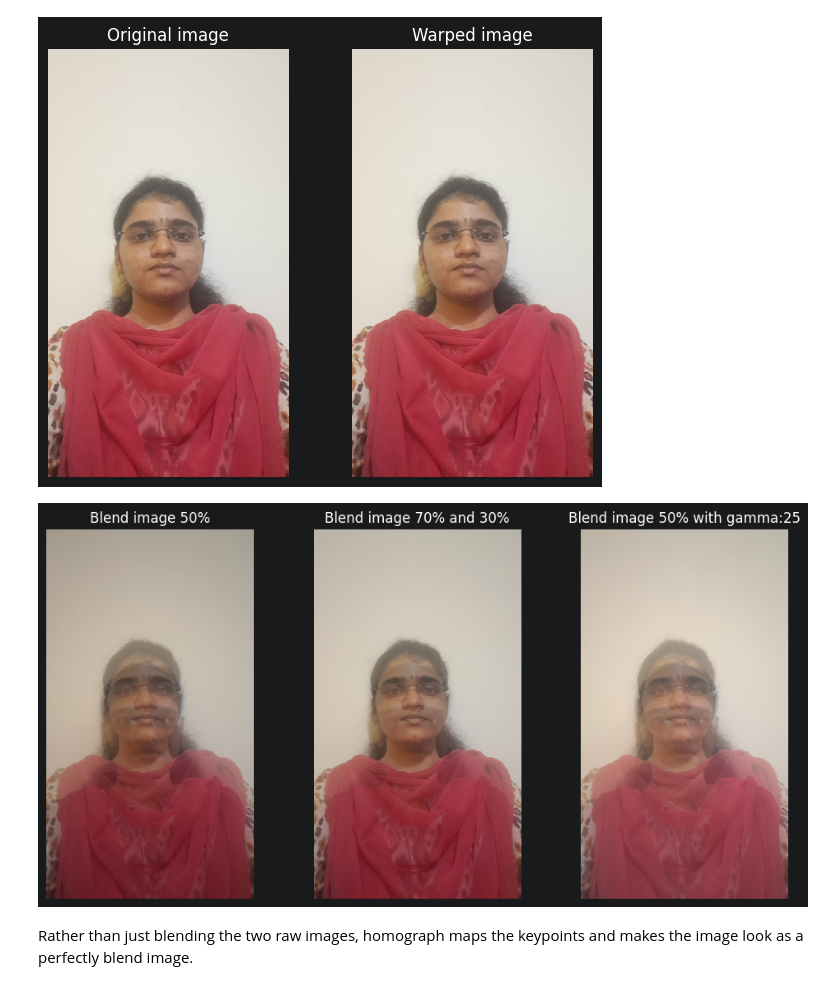
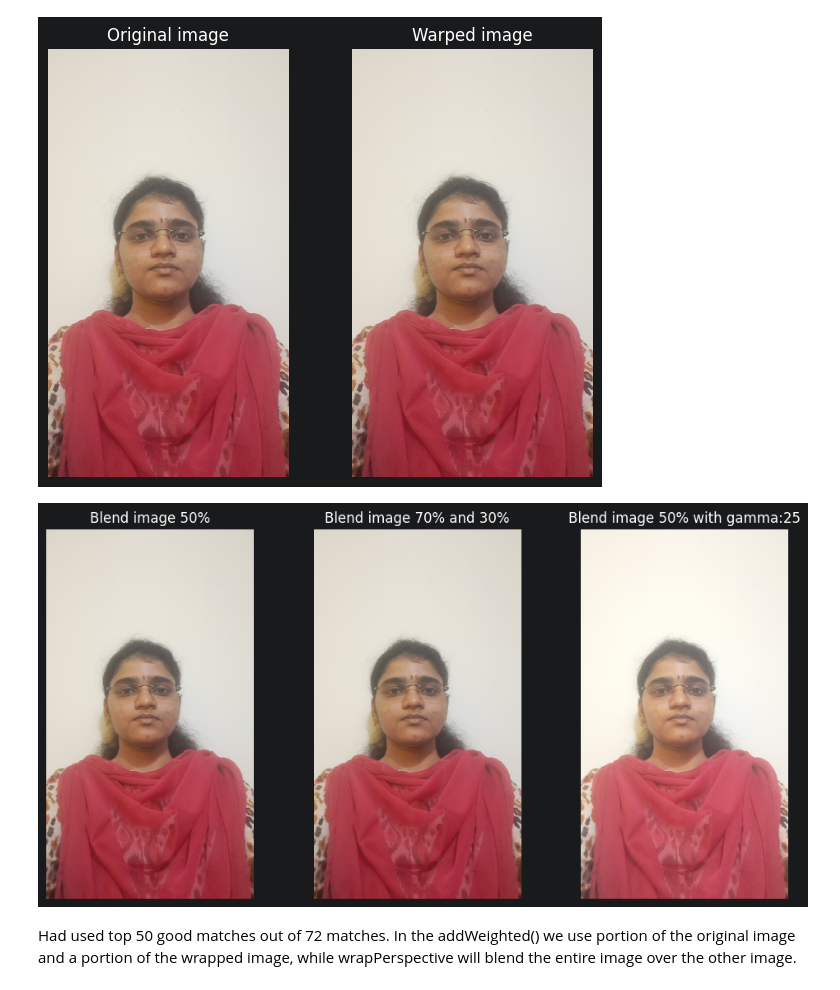
Before and after one commit to MadhuMitaSiva/AI_ML-course, a Jupyter notebook: Week 2/open_cv_madhumita/Opencv_tasks.ipynb, the cells around one changed output. Drawn from its saved outputs; the diff is of its cells as text; code cells hidden in the pictures.

```diff
--- a/Week 2/open_cv_madhumita/Opencv_tasks.ipynb
+++ b/Week 2/open_cv_madhumita/Opencv_tasks.ipynb
@@ -176,29 +176,29 @@ plt.show()
 # %% [output]
 [figure]
 # %%
-blend1 = cv2.addWeighted(img_bgr_norm,0.5,img_bgr_low,0.5,0)
-blend2 = cv2.addWeighted(img_bgr_norm,0.7,img_bgr_low,0.3,0)
-blend3 = cv2.addWeighted(img_bgr_norm,0.5,img_bgr_low,0.5,25)
+blend1 = cv2.addWeighted(img_bgr_norm,0.5,warped,0.5,0)
+blend2 = cv2.addWeighted(img_bgr_norm,0.7,warped,0.3,0)
+blend3 = cv2.addWeighted(img_bgr_norm,0.5,warped,0.5,25)
 plt.figure(figsize=(10,5))
 
 plt.subplot(1,3,1)
 plt.imshow(cv2.cvtColor(blend1,cv2.COLOR_BGR2RGB))
 plt.title('Blend image 50%')
 plt.axis('off')
 
 plt.subplot(1,3,2)
 plt.imshow(cv2.cvtColor(blend2,cv2.COLOR_BGR2RGB))
 plt.title('Blend image 70% and 30%')
 plt.axis('off')
 
 plt.subplot(1,3,3)
 plt.imshow(cv2.cvtColor(blend3,cv2.COLOR_BGR2RGB))
 plt.title('Blend image 50% with gamma:25')
 plt.axis('off')
 
 plt.tight_layout()
 plt.show()
 # %% [output]
-[figure, old version]
+[figure, new version]
-# %% [markdown]
-Rather than just blending the two raw images, homograph maps the keypoints and makes the image look as a perfectly blend image.
+# %% [markdown]
+Had used top 50 good matches out of 72 matches. In the addWeighted() we use portion of the original image and a portion of the wrapped image, while wrapPerspective will blend the entire image over the other image.
```
Also changed, not shown: parts of 2 cells of this notebook.
